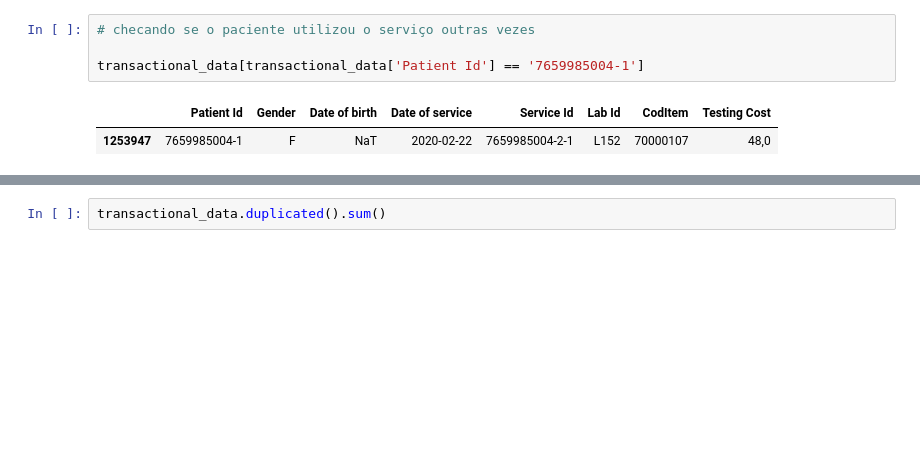
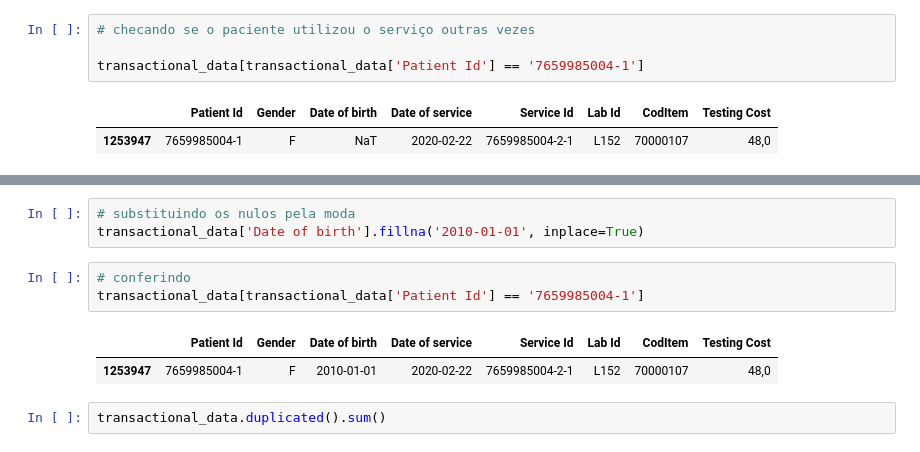
Before and after one commit to Davi-Tolen/ProjetoElo, a Jupyter notebook: tratamento_de_bases/tratando_dados_transactional_data.ipynb, the cells around one changed output, grey strips where cells are left out. Drawn from its saved outputs; the diff is of its cells as text; blank space fills up the shorter version.

```diff
--- a/tratamento_de_bases/tratando_dados_transactional_data.ipynb
+++ b/tratamento_de_bases/tratando_dados_transactional_data.ipynb
@@ -81,3 +88,12 @@ transactional_data[transactional_data['Patient Id'] == '7659985004-1']
+# %%
+# substituindo os nulos pela moda
+transactional_data['Date of birth'].fillna('2010-01-01', inplace=True)
+# %%
+# conferindo
+transactional_data[transactional_data['Patient Id'] == '7659985004-1']
+# %% [output]
+|  | Patient Id | Gender | Date of birth | Date of service | Service Id | Lab Id | CodItem | Testing Cost |
+| 1253947 | 7659985004-1 | F | 2010-01-01 | 2020-02-22 | 7659985004-2-1 | L152 | 70000107 | 48,0 |
 # %%
 transactional_data.duplicated().sum()
 # %% [output]
```
Also changed, not shown: parts of 2 cells of this notebook.
